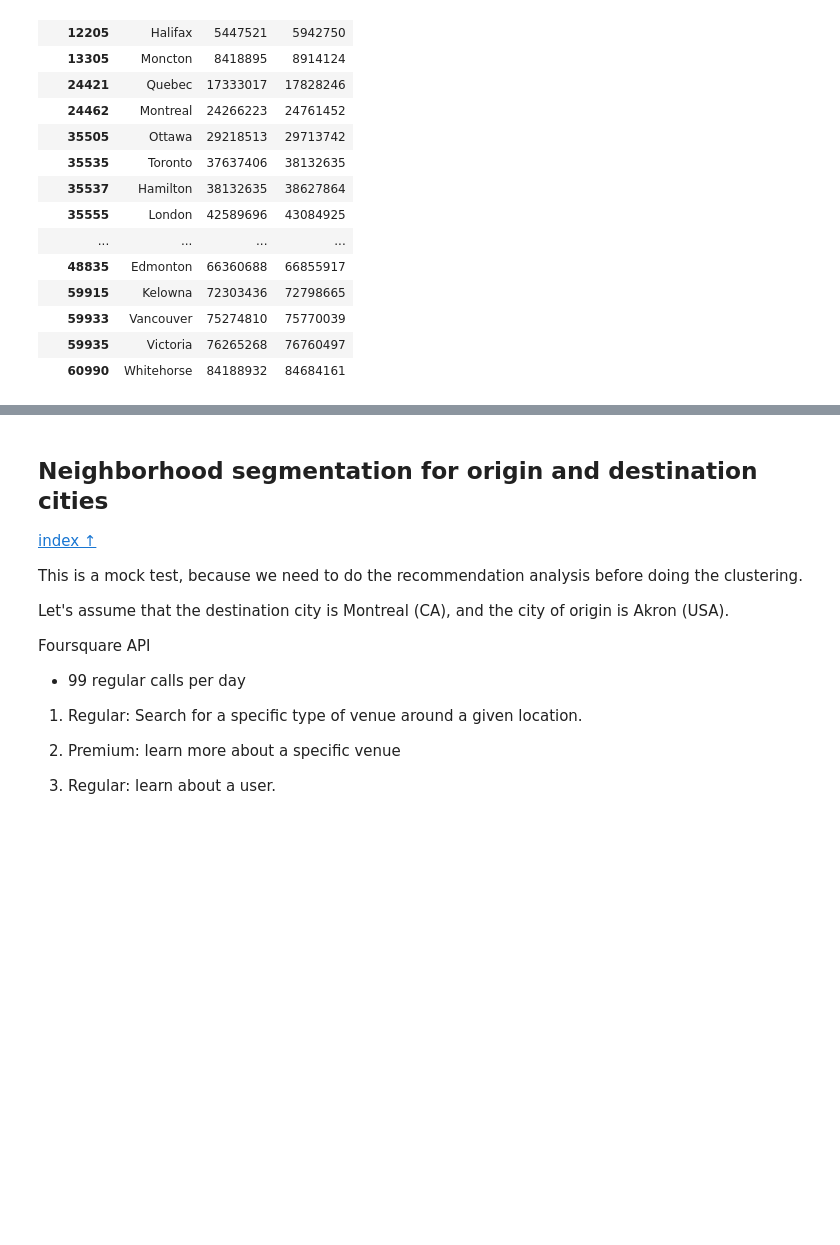
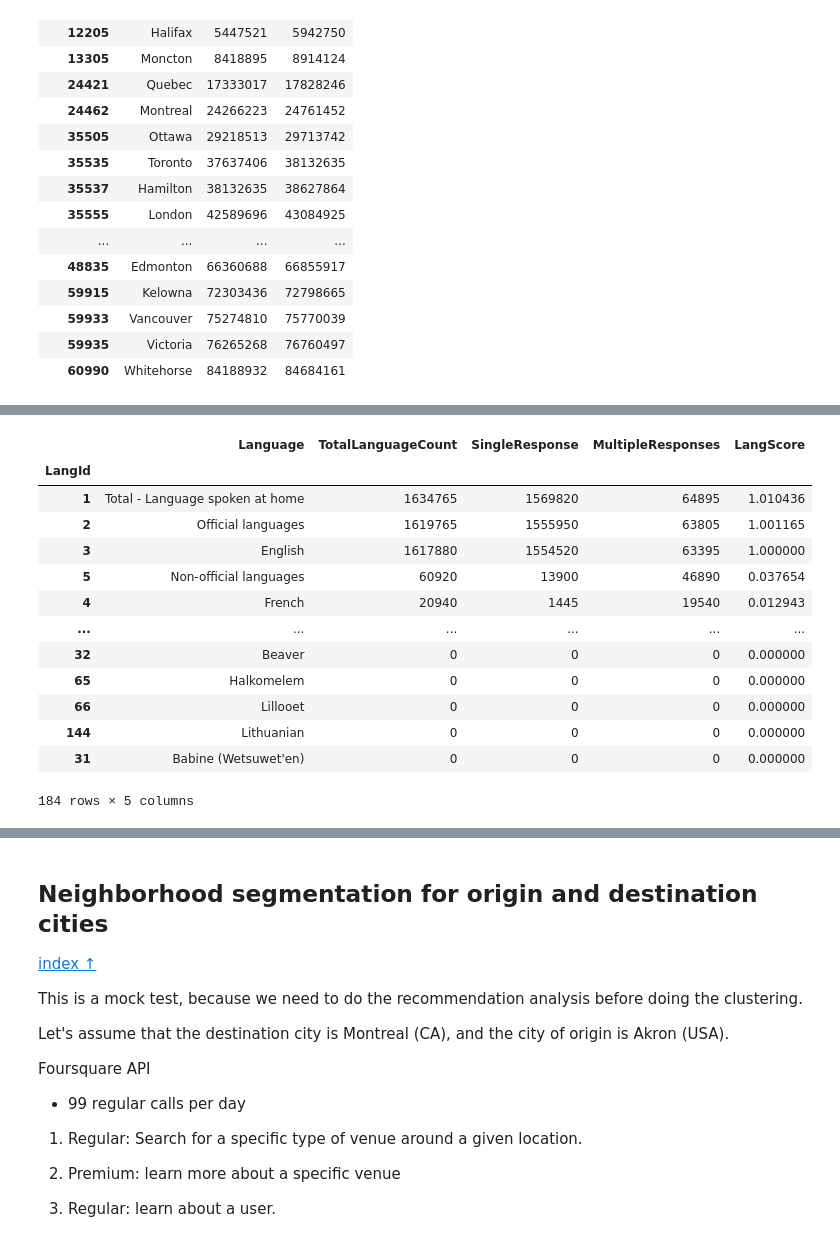
Before and after one commit to caos21/Coursera_Capstone, a Jupyter notebook: capstone-project-data.ipynb, the cells around one changed output, grey strips where cells are left out. Drawn from its saved outputs; the diff is of its cells as text; code cells hidden in the pictures; blank space fills up the shorter version.

```diff
--- a/capstone-project-data.ipynb
+++ b/capstone-project-data.ipynb
@@ -3217,0 +3153,17 @@ len(pd.merge(temp['Language'], temp2, how='inner', on=['Language']))
+# %%
+lang_dfs[10001]
+# %% [output]
+|  | Language | TotalLanguageCount | SingleResponse | MultipleResponses | LangScore |
+| LangId |  |  |  |  |  |
+| 1 | Total - Language spoken at home | 1634765 | 1569820 | 64895 | 1.010436 |
+| 2 | Official languages | 1619765 | 1555950 | 63805 | 1.001165 |
+| 3 | English | 1617880 | 1554520 | 63395 | 1.000000 |
+| 5 | Non-official languages | 60920 | 13900 | 46890 | 0.037654 |
+| 4 | French | 20940 | 1445 | 19540 | 0.012943 |
+| ... | ... | ... | ... | ... | ... |
+| 32 | Beaver | 0 | 0 | 0 | 0.000000 |
+| 65 | Halkomelem | 0 | 0 | 0 | 0.000000 |
+| 66 | Lillooet | 0 | 0 | 0 | 0.000000 |
+| 144 | Lithuanian | 0 | 0 | 0 | 0.000000 |
+| 31 | Babine (Wetsuwet'en) | 0 | 0 | 0 | 0.000000 |
+184 rows × 5 columns
```
Also changed, not shown: parts of 31 cells of this notebook.
